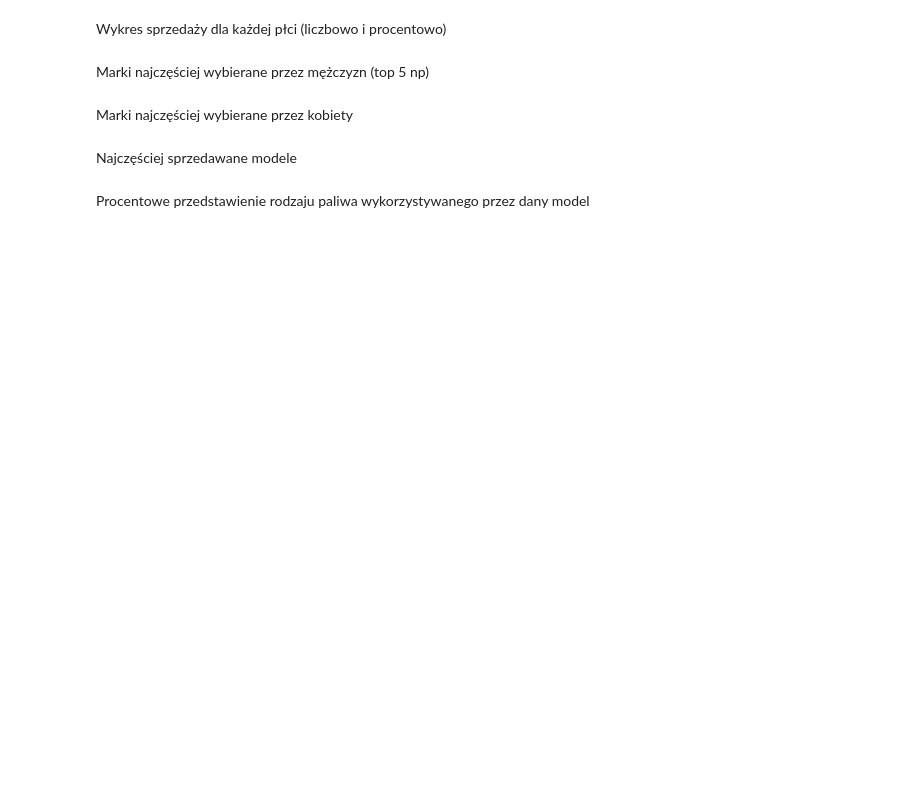
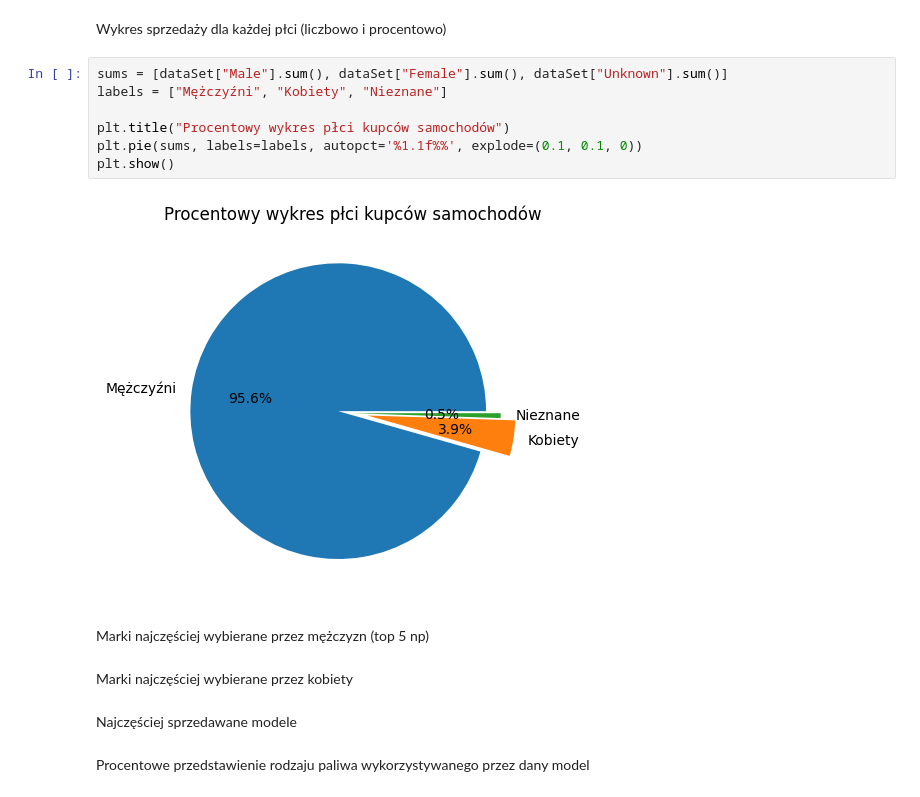
Before and after one commit to dyzioq/data-analysis-project, a Jupyter notebook: notebook.ipynb, the cells around one changed output. Drawn from its saved outputs; the diff is of its cells as text; blank space fills up the shorter version.

Commit message:
dodanie wykresu

```diff
--- a/notebook.ipynb
+++ b/notebook.ipynb
@@ -199,5 +204,14 @@ ranking
 # %% [markdown]
 Wykres sprzedaży dla każdej płci (liczbowo i procentowo)
+# %%
+sums = [dataSet["Male"].sum(), dataSet["Female"].sum(), dataSet["Unknown"].sum()]
+labels = ["Mężczyźni", "Kobiety", "Nieznane"]
+
+plt.title("Procentowy wykres płci kupców samochodów")
+plt.pie(sums, labels=labels, autopct='%1.1f%%', explode=(0.1, 0.1, 0))
+plt.show()
+# %% [output]
+[figure, added]
 # %% [markdown]
 Marki najczęściej wybierane przez mężczyzn (top 5 np)
 # %% [markdown]
```
Also changed, not shown: parts of 6 cells of this notebook.
